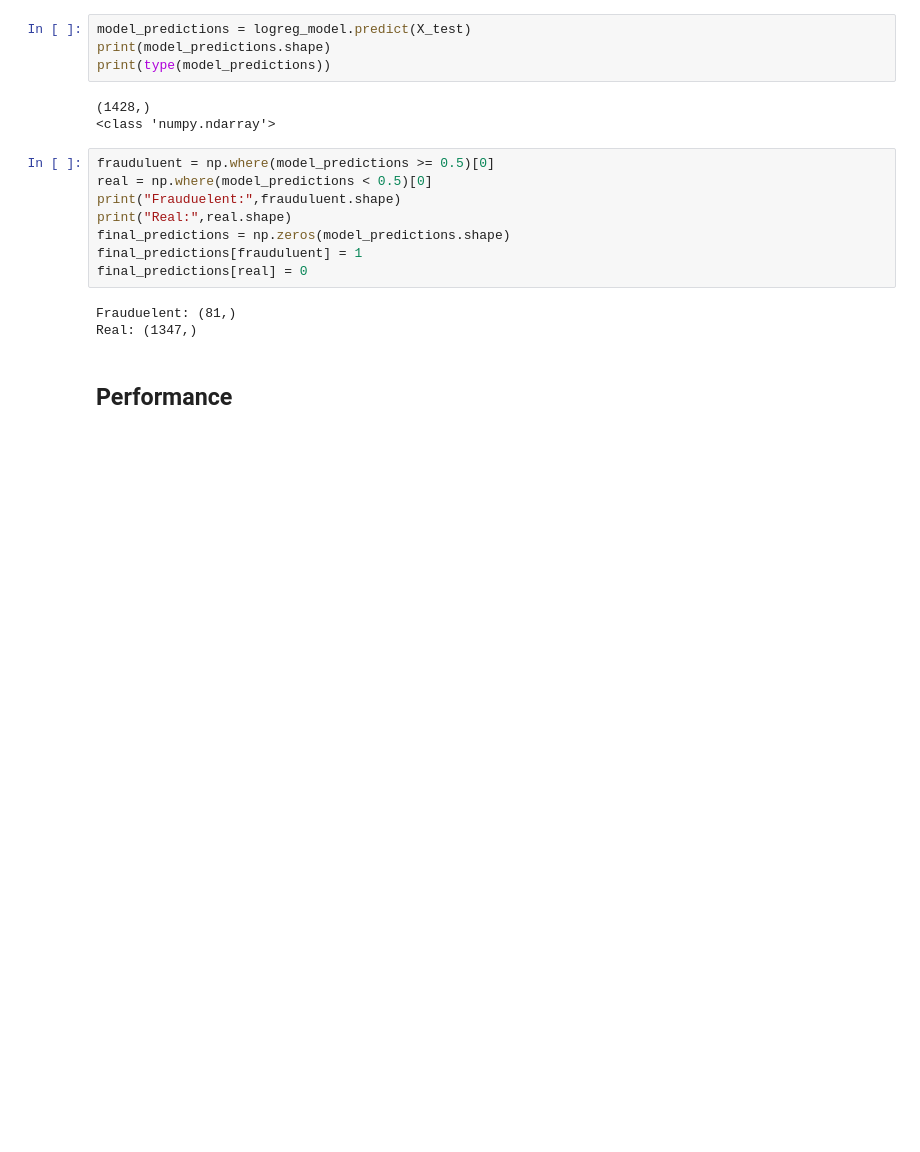
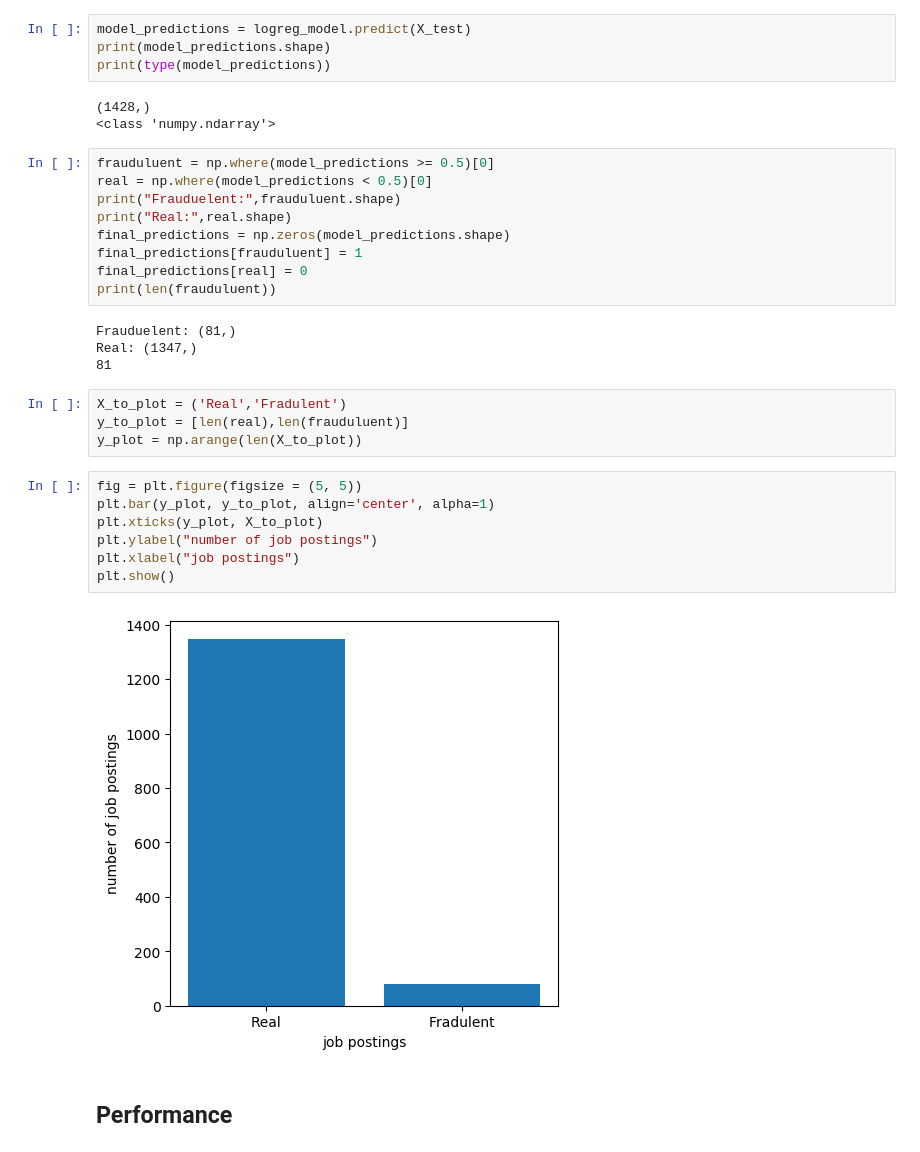
Before and after one commit to tb0se/ML-Assignment, a Jupyter notebook: Logistic Regression.ipynb, the cells around one changed output. Saved outputs shown, nothing was run; the diff lists cells and outputs as text; blank space fills up the shorter version.

Commit message:
graph

```diff
--- a/Logistic Regression.ipynb
+++ b/Logistic Regression.ipynb
@@ -171,9 +166,24 @@ print("Real:",real.shape)
 final_predictions = np.zeros(model_predictions.shape)
 final_predictions[frauduluent] = 1
 final_predictions[real] = 0
+print(len(frauduluent))
 # %% [output]
 Frauduelent: (81,)
 Real: (1347,)
+81
+# %%
+X_to_plot = ('Real','Fradulent')
+y_to_plot = [len(real),len(frauduluent)]
+y_plot = np.arange(len(X_to_plot))
+# %%
+fig = plt.figure(figsize = (5, 5))
+plt.bar(y_plot, y_to_plot, align='center', alpha=1)
+plt.xticks(y_plot, X_to_plot)
+plt.ylabel("number of job postings")
+plt.xlabel("job postings")
+plt.show()
+# %% [output]
+[figure, added]
 # %% [markdown]
 ## Performance
 # %%
```
Also changed, not shown: parts of 1 cell of this notebook.
